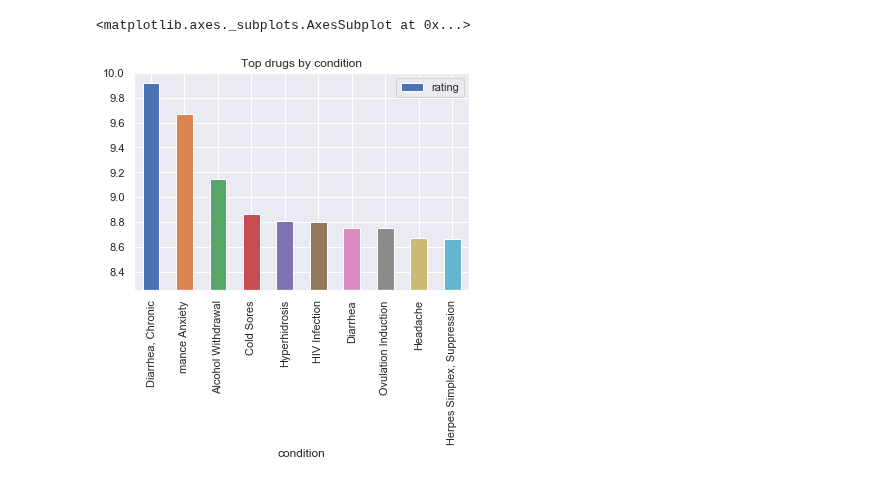
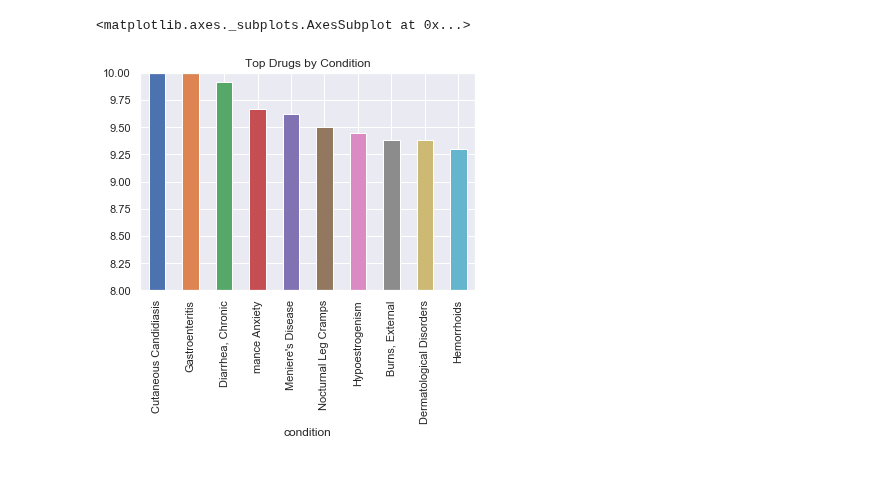
Before and after one commit to mkm29/DataScience, a Jupyter notebook: thinkful/prep/dataviz/Drugs.ipynb, the cells around one changed output. Cells and saved outputs as stored; diff of their text form; code cells hidden in the pictures.

Commit message:
Final update to Drugs.ipynb
Former-commit-id: 41dc16fcaeebb7c539c4d755bcb200b5e5390c1b

```diff
--- a/thinkful/prep/dataviz/Drugs.ipynb
+++ b/thinkful/prep/dataviz/Drugs.ipynb
@@ -26,0 +29,24 @@ df = df[df.usefulCount>=1000].sort_values("rating", ascending=False)
+# %%
+drugs = preprocess_drugs(drugs)
+# %%
+average_ratings = drugs.groupby(["condition"]).rating.mean()
+df = average_ratings.to_frame().dropna()
+number_of_reviews = drugs.groupby(["condition"]).size()
+number_of_reviews = number_of_reviews[number_of_reviews>0].to_frame()
+df.reset_index(inplace=True)
+number_of_reviews.reset_index(inplace=True)
+df = df.merge(number_of_reviews, on="condition")
+df.columns = ["condition", "rating", "number_of_reviews"]
+df.set_index("condition", inplace=True)
+# %%
+useful_reviews = drugs.groupby(["condition"]).usefulCount.sum()
+useful_reviews = useful_reviews.to_frame()
+useful_reviews.reset_index(inplace=True)
+mask = useful_reviews.condition.str.contains(SPAN_TAG_PATTERN)
+useful_reviews = useful_reviews[~mask]
+df = df.merge(useful_reviews, on="condition")
+devs = drugs.groupby(["condition"]).rating.aggregate(np.std).to_frame()
+devs.reset_index(inplace=True)
+df = df.merge(devs, on="condition")
+df.columns = ["condition", "rating", "number_of_reviews", "useful_count", "standard_deviation"]
+df["useful_per_review"] = df.useful_count / df.number_of_reviews
@@ -26,0 +62,11 @@ df = df[df.usefulCount>=1000].sort_values("rating", ascending=False)
+# %%
+# lets look at the distribution of number_of_ratings
+df.number_of_reviews.describe()
+# now lets look at the distribution of useful_count
+df.useful_count.describe()
+# so lets only consider those drugs with at least 6 reviews, with at least 111 useful_count
+mask = (df.number_of_reviews>=6) & (df.useful_count>=111)
+drugs_top_rating = df[mask].sort_values(["rating"], ascending = False)
+drugs_top_rating.set_index("condition", inplace=True)
+drugs_top_rating["useful_per_review"] = drugs_top_rating.useful_count / drugs_top_rating.number_of_reviews
+top_drugs_per_review = drugs_top_rating.sort_values(["useful_per_review"], ascending=False)
@@ -27,5 +82,5 @@ df = df[df.usefulCount>=1000].sort_values("rating", ascending=False)
 # %%
-df.head(10).plot.bar(y="rating", ylim=(8.25,10), title = "Top drugs by condition")
+top_drugs_per_review.sort_values(["rating"], ascending=False).head(10).plot.bar(y="rating", ylim=(8,10), title = "Top Drugs by Condition", legend = False)
 # %% [output]
 <matplotlib.axes._subplots.AxesSubplot at 0x...>
-[figure, old version]
+[figure, new version]
```
Also changed, not shown: parts of 25 cells of this notebook.
